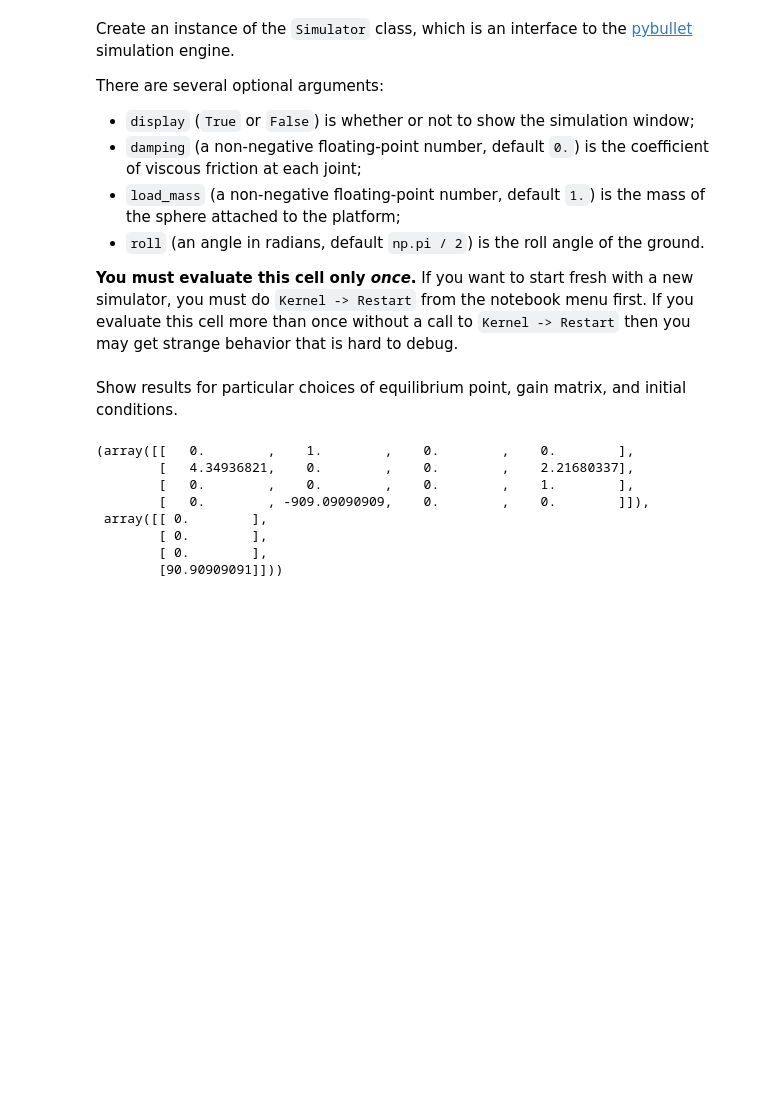
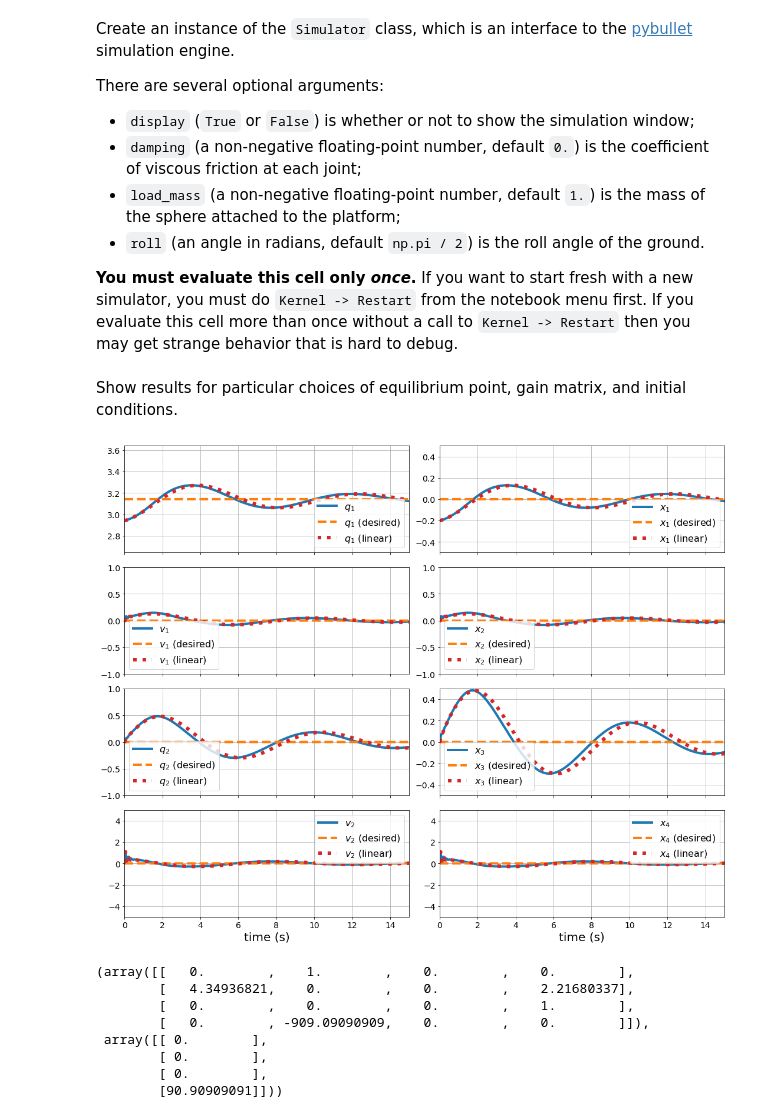
Before and after one commit to varshakrishnakumar/AE-353-Design-Project-1, a Jupyter notebook: CMG_Model_Generator.ipynb, the cells around one changed output. Cells and saved outputs as stored; diff of their text form; code cells hidden in the pictures; blank space fills up the shorter version.

```diff
--- a/CMG_Model_Generator.ipynb
+++ b/CMG_Model_Generator.ipynb
@@ -147,7 +145,7 @@ class Controller:
         # Find actuator command
         tau = u[0]
 
-        gimbal_torque = -tau
+        gimbal_torque = tau
         return gimbal_torque
 
 
@@ -311,7 +309,7 @@ def show_results(data, q1e, v1e, q2e, v2e, taue, A, B, K, q1i, v1i, q2i, v2i, sh
     ax_q2.grid()
     ax_q2.legend(fontsize=16)
     ax_q2.tick_params(labelsize=14)
-    ax_q2.set_ylim(np.pi - 0.5, np.pi + 0.5)
+    ax_q2.set_ylim(-1, 1) # change
 
     ax_v2.grid()
     ax_v2.legend(fontsize=16)
@@ -331,7 +329,7 @@ def show_results(data, q1e, v1e, q2e, v2e, taue, A, B, K, q1i, v1i, q2i, v2i, sh
     ax_x3.grid()
     ax_x3.legend(fontsize=16)
     ax_x3.tick_params(labelsize=14)
-    ax_x3.set_ylim(-5, 5)
+    ax_x3.set_ylim(-0.5, 0.5) # change
 
     ax_x4.grid()
     ax_x4.legend(fontsize=16)
@@ -350,14 +353,16 @@ Show results for particular choices of equilibrium point, gain matrix, and initi
 # %%
 (q1e, v1e, q2e, v2e, taue) = (np.pi, 0., 0., 0., 0.) # <-- EQUILIBRIUM POINT (q1e = pi*integer, q2e = real, v1e = v2e = taue = 0)
-K = np.array([[60., 30., 20., 1.]]) # <-- GAIN MATRIX FOR LINEAR STATE FEEDBACK
-(q1i, v1i, q2i, v2i) = (np.pi - 0.05, -0.05, 0., 0.) # <-- INITIAL CONDITIONS
+K = np.array([[2., -2., -2., 0.18]]) # <-- GAIN MATRIX FOR LINEAR STATE FEEDBACK
+(q1i, v1i, q2i, v2i) = (np.pi - 0.2, 0, 0., 0.) # <-- INITIAL CONDITIONS
 
 A, B = get_model(q1e, v1e, q2e, v2e, taue)
-data = get_data(simulator, q1e, v1e, q2e, v2e, taue, K, q1i, v1i, q2i, v2i, max_time=5.0)
+data = get_data(simulator, q1e, v1e, q2e, v2e, taue, K, q1i, v1i, q2i, v2i, max_time=15.0)
 show_results(data, q1e, v1e, q2e, v2e, taue, A, B, K, q1i, v1i, q2i, v2i, show_pred=True)
 # # show_x_symbolic(A, B, K)
 # print('\nEIGENVALUES OF CLOSED-LOOP SYSTEM\n')
 # print(f's = {linalg.eigvals(A - B @ K)}')
+# %% [output]
+[figure, added]
 # %%
 ### test cell ###
 
```
Also changed, not shown: parts of 2 cells of this notebook, 1 other file.
